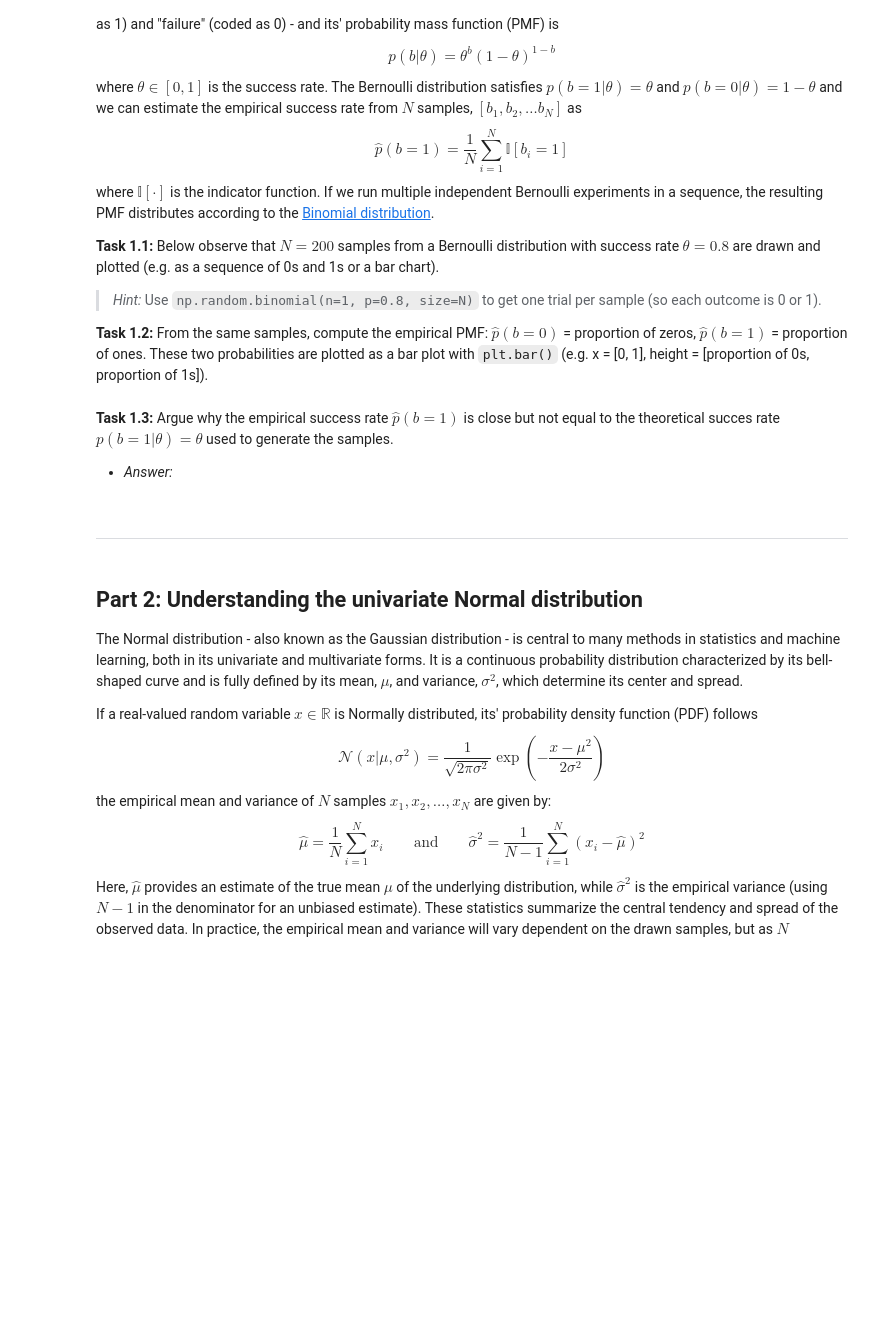
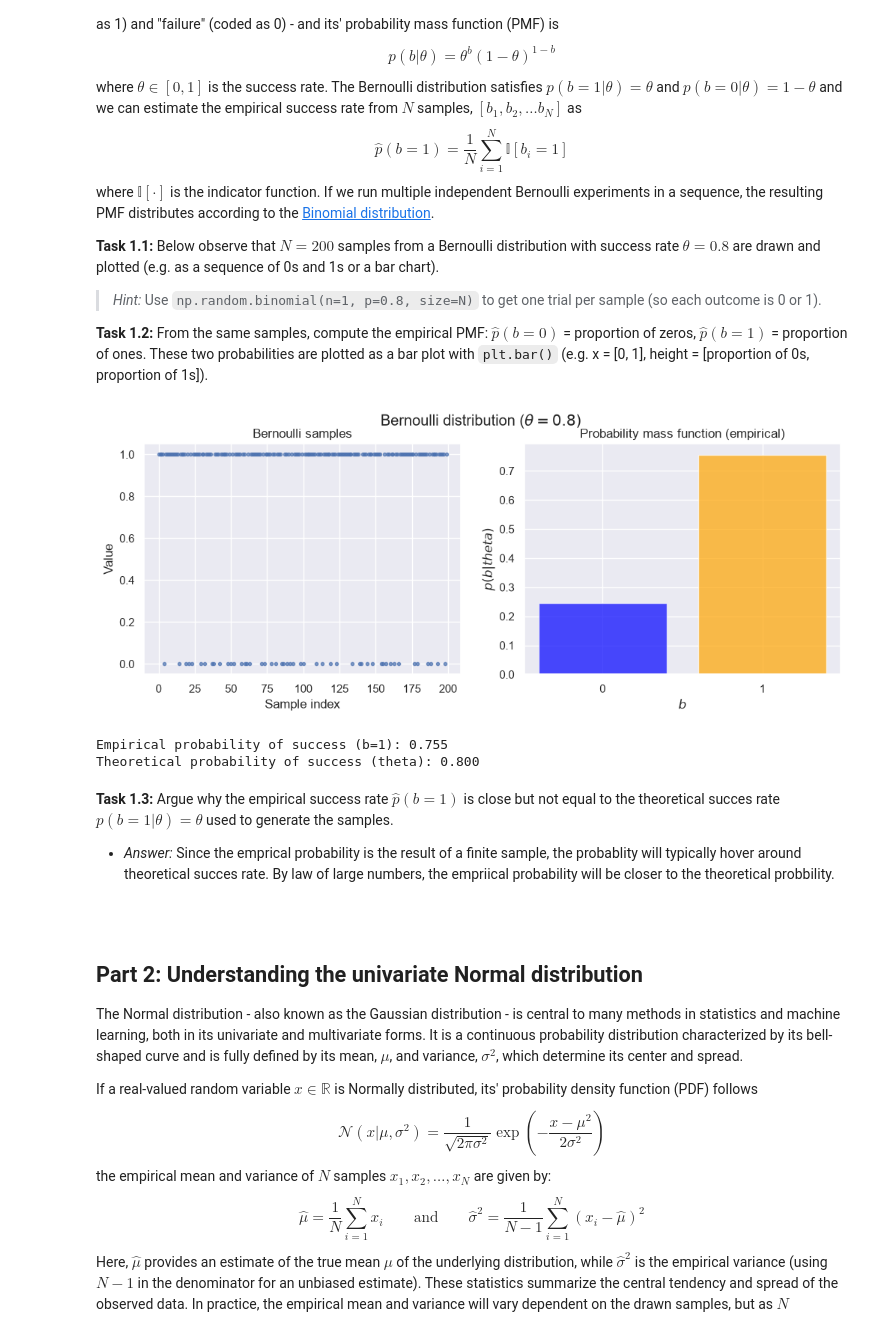
Before and after one commit to NicolaiNielsen/02452exercises, a Jupyter notebook: week4/exercise4.ipynb, the cells around one changed output. Cells and saved outputs as stored; diff of their text form; code cells hidden in the pictures; blank space fills up the shorter version.

```diff
--- a/week4/exercise4.ipynb
+++ b/week4/exercise4.ipynb
@@ -219,42 +245,45 @@ where $\mathbb{I}[\cdot]$ is the indicator function. If we run multiple independ
 # %%
 
 # Set parameters for Bernoulli distribution
 N = 200
 p = 0.8
 
 # Generate Bernoulli samples
 X = np.random.binomial(1, p, N)
 
 # Plot the samples
 fig, axs = plt.subplots(1, 2, figsize=(12, 4))
 fig.suptitle(r"Bernoulli distribution ($\theta=0.8)$")
 
 axs[0].plot(X, ".", alpha=0.7)
 axs[0].set_title("Bernoulli samples")
 axs[0].set_xlabel("Sample index")
 axs[0].set_ylabel("Value")
 
 # Compute empirical probabilities and name the variables p0 and p1
-# YOUR CODE HERE
-raise NotImplementedError()
+p0 = np.sum(X == 0) / N
+p1 = np.sum(X == 1) / N
 
 # Bar plot for empirical PMF
 axs[1].set_title("Probability mass function (empirical)")
 axs[1].bar([0, 1], [p0, p1], color=['blue', 'orange'], alpha=0.7)
 axs[1].set_xticks([0, 1])
 axs[1].set_ylabel(r"$p(b|theta)$")
 axs[1].set_xlabel(r"$b$")
 plt.show()
 
 print(f"Empirical probability of success (b=1): {p1:.3f}")
 print(rf"Theoretical probability of success (theta): {p:.3f}")
+# %% [output]
+[figure, added]
+Empirical probability of success (b=1): 0.755
+Theoretical probability of success (theta): 0.800
 # %% [markdown]
 **Task 1.3:** Argue why the empirical success rate $\hat{p}\left(b=1\right)$ is close but not equal to the theoretical succes rate $p\left(b=1|\theta\right)=\theta$ used to generate the samples.
 - *Answer:*
+Since the emprical probability is the result of a finite sample, the probablity will typically hover around theoretical succes rate. By law of large numbers, the empriical probability will be closer to the theoretical probbility.
 
 <br>
-
----
 # %% [markdown]
 ## Part 2: Understanding the univariate Normal distribution
 
```
Also changed, not shown: parts of 47 cells of this notebook.
